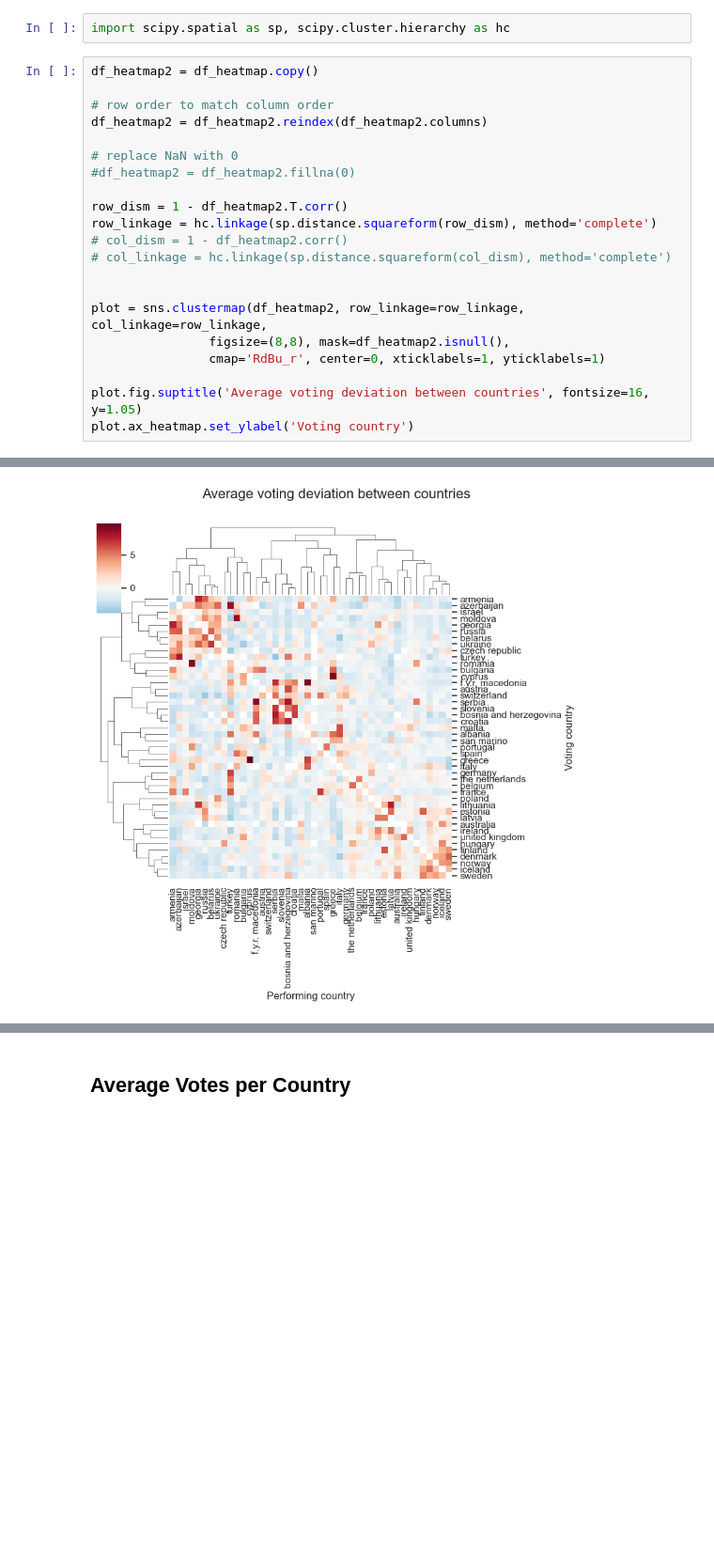
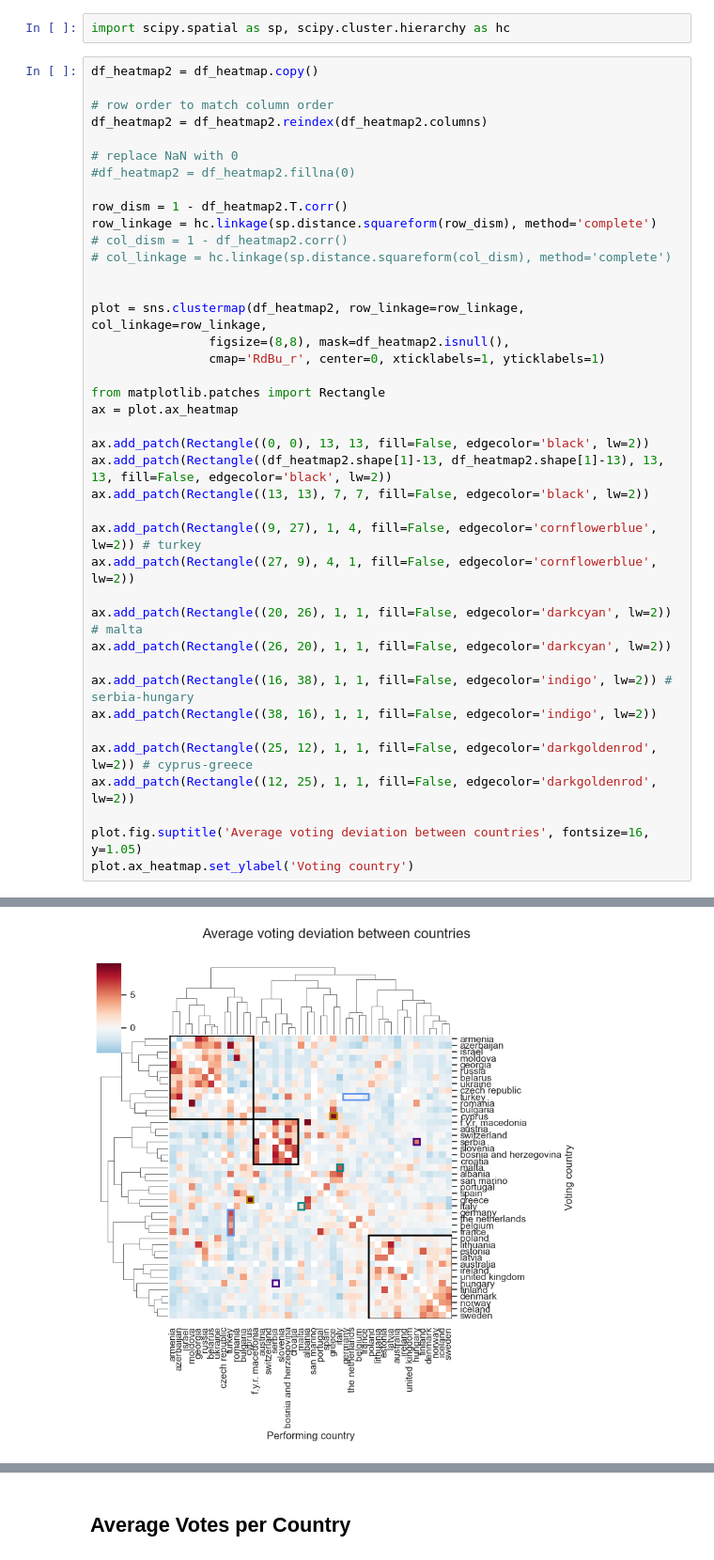
Before and after one commit to KatrionaGoldmann/Eurovision_TDS, a Jupyter notebook: eurovision/notebooks/voting_visualisations.ipynb, the cells around one changed output, grey strips where cells are left out. Shown at 94% size. Saved outputs shown, nothing was run; the diff lists cells and outputs as text; blank space fills up the shorter version.

```diff
--- a/eurovision/notebooks/voting_visualisations.ipynb
+++ b/eurovision/notebooks/voting_visualisations.ipynb
@@ -204,25 +204,44 @@ import scipy.spatial as sp, scipy.cluster.hierarchy as hc
 # %%
 df_heatmap2 = df_heatmap.copy()
 
 # row order to match column order
 df_heatmap2 = df_heatmap2.reindex(df_heatmap2.columns)
 
 # replace NaN with 0
 #df_heatmap2 = df_heatmap2.fillna(0)
 
 row_dism = 1 - df_heatmap2.T.corr()
 row_linkage = hc.linkage(sp.distance.squareform(row_dism), method='complete')
 # col_dism = 1 - df_heatmap2.corr()
 # col_linkage = hc.linkage(sp.distance.squareform(col_dism), method='complete')
 
 
 plot = sns.clustermap(df_heatmap2, row_linkage=row_linkage, col_linkage=row_linkage,
                 figsize=(8,8), mask=df_heatmap2.isnull(),
                 cmap='RdBu_r', center=0, xticklabels=1, yticklabels=1)
 
+from matplotlib.patches import Rectangle
+ax = plot.ax_heatmap
+
+ax.add_patch(Rectangle((0, 0), 13, 13, fill=False, edgecolor='black', lw=2))
+ax.add_patch(Rectangle((df_heatmap2.shape[1]-13, df_heatmap2.shape[1]-13), 13, 13, fill=False, edgecolor='black', lw=2))
+ax.add_patch(Rectangle((13, 13), 7, 7, fill=False, edgecolor='black', lw=2))
+
+ax.add_patch(Rectangle((9, 27), 1, 4, fill=False, edgecolor='cornflowerblue', lw=2)) # turkey
+ax.add_patch(Rectangle((27, 9), 4, 1, fill=False, edgecolor='cornflowerblue', lw=2))
+
+ax.add_patch(Rectangle((20, 26), 1, 1, fill=False, edgecolor='darkcyan', lw=2)) # malta
+ax.add_patch(Rectangle((26, 20), 1, 1, fill=False, edgecolor='darkcyan', lw=2))
+
+ax.add_patch(Rectangle((16, 38), 1, 1, fill=False, edgecolor='indigo', lw=2)) # serbia-hungary
+ax.add_patch(Rectangle((38, 16), 1, 1, fill=False, edgecolor='indigo', lw=2))
+
+ax.add_patch(Rectangle((25, 12), 1, 1, fill=False, edgecolor='darkgoldenrod', lw=2)) # cyprus-greece
+ax.add_patch(Rectangle((12, 25), 1, 1, fill=False, edgecolor='darkgoldenrod', lw=2))
+
 plot.fig.suptitle('Average voting deviation between countries', fontsize=16, y=1.05)
 plot.ax_heatmap.set_ylabel('Voting country')
 # %% [output]
 Text(901.1249999999999, 0.5, 'Voting country')
-[figure, old version]
+[figure, new version]
 # %% [markdown]
```
Also changed, not shown: parts of 4 cells of this notebook.
